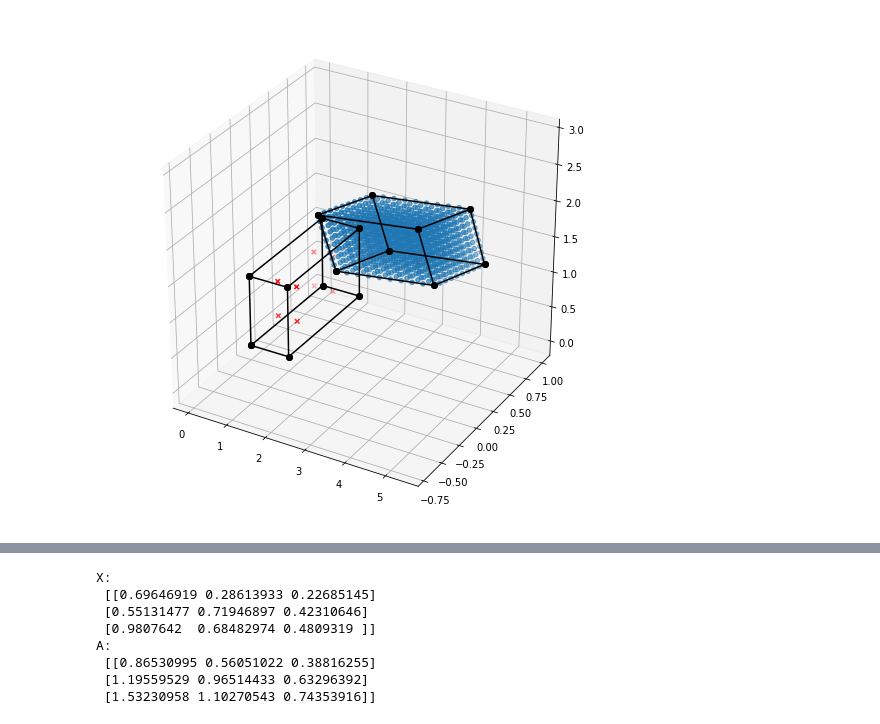
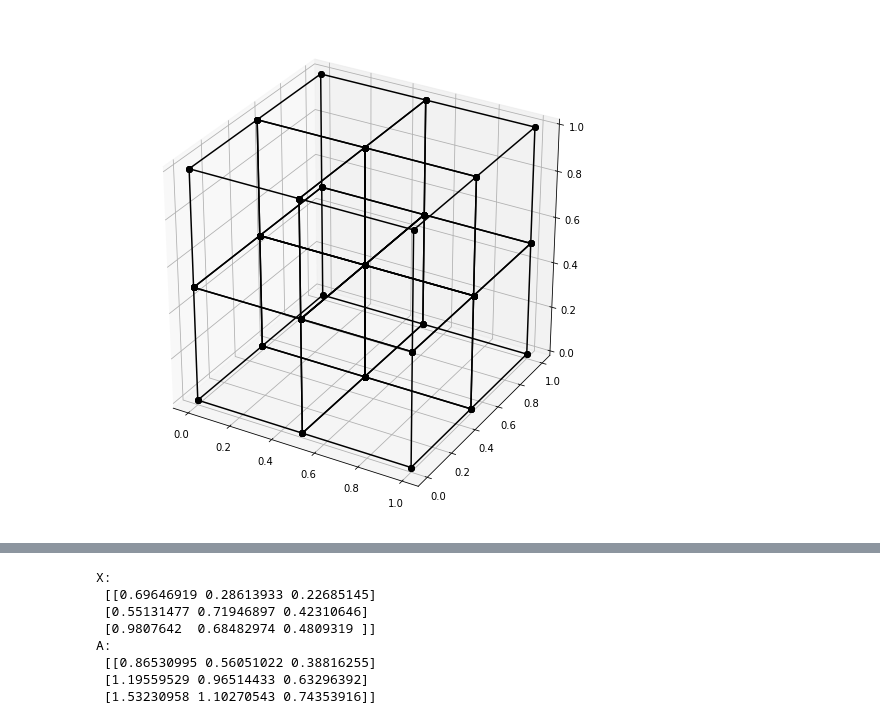
Before and after one commit to lanl/tardigrade-overlap-coupling, a Jupyter notebook: src/python/generate_example_data.ipynb, the cells around one changed output, grey strips where cells are left out. Cells and saved outputs as stored; diff of their text form; code cells hidden in the pictures.

Commit message:
Commit after debugging multi-filter capability

```diff
--- a/src/python/generate_example_data.ipynb
+++ b/src/python/generate_example_data.ipynb
@@ -12,7 +12,7 @@ import scipy.stats as stats
 %matplotlib inline
 # %%
 example_datafile = '../python/example_data.txt'
-filter_config = '../cpp/connectivity.txt'
+filter_config = '../cpp/connectivity_8.txt'
 output_data = '../cpp/test_output.txt'
 # %%
 reload(freader)
@@ -33,16 +25,17 @@ freader.plot_filter_cgs(eid, 0, filter_result, ax)
-# %%
-fig = plt.figure(figsize=(9, 9))
-ax = fig.add_subplot(111, projection='3d')
-
-eid = 10
-t = 0.0
-freader.plot_hex_filter(eid, t, filter_result, ax)
-freader.plot_filter_cgs(eid, t, filter_result, ax)
-
-eid = 10
-t = 1.0
-ax.scatter(*zip(*dns_data[t]))
-freader.plot_hex_filter(eid, t, filter_result, ax)
-freader.plot_filter_cgs(eid, t, filter_result, ax)
-# %% [output]
-[figure, removed]
+# %%
+fig = plt.figure(figsize=(9, 9))
+ax = fig.add_subplot(111, projection='3d')
+eid = 1
+freader.plot_hex(1, nodes, conn, ax)
+freader.plot_hex(2, nodes, conn, ax)
+freader.plot_hex(3, nodes, conn, ax)
+freader.plot_hex(4, nodes, conn, ax)
+freader.plot_hex(5, nodes, conn, ax)
+freader.plot_hex(6, nodes, conn, ax)
+freader.plot_hex(7, nodes, conn, ax)
+freader.plot_hex(8, nodes, conn, ax)
+plt.savefig('filter_8_initial.pdf')
+#freader.plot_filter_cgs(10, 0, filter_result, ax)
+#freader.plot_filter_cgs(2, 0, filter_result, ax)
+# %% [output]
+[figure, added]
```
Also changed, not shown: parts of 14 cells of this notebook, 8 other files.
